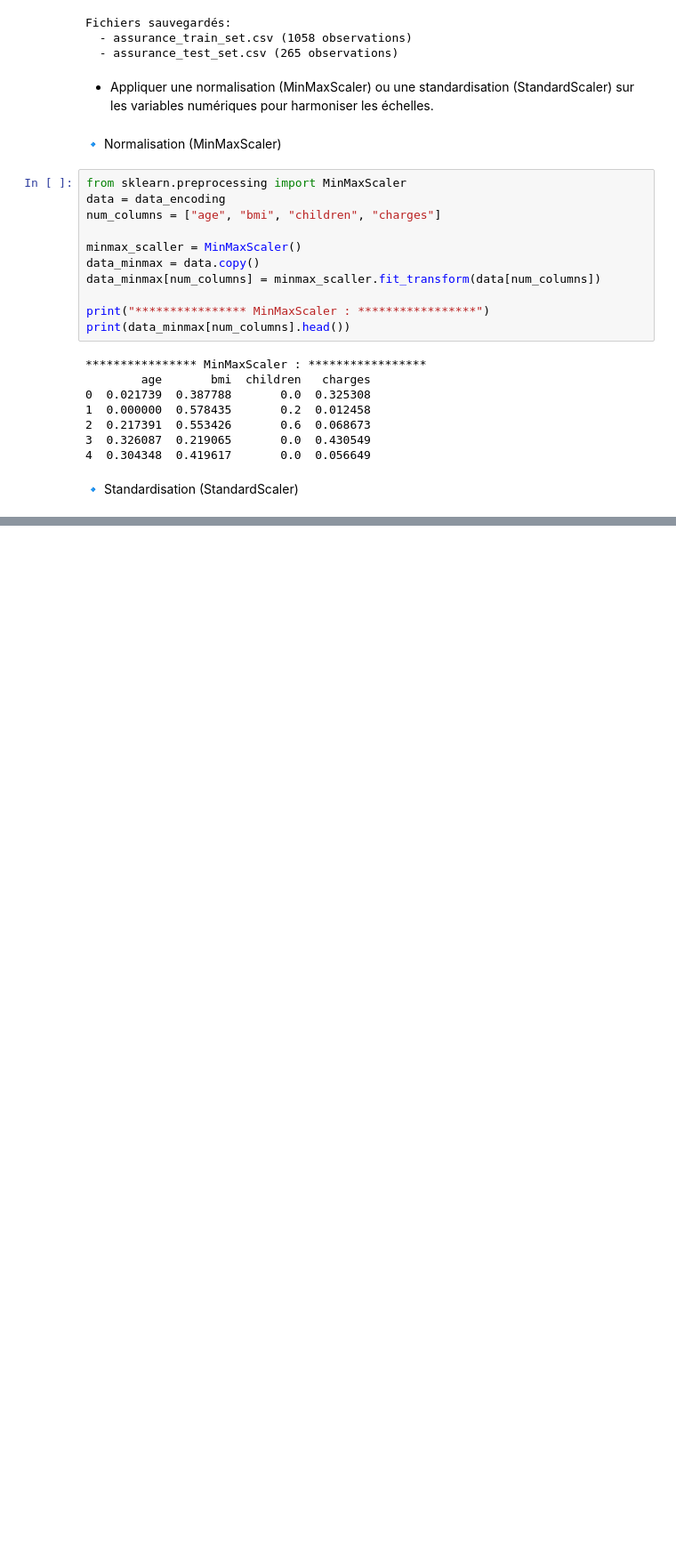
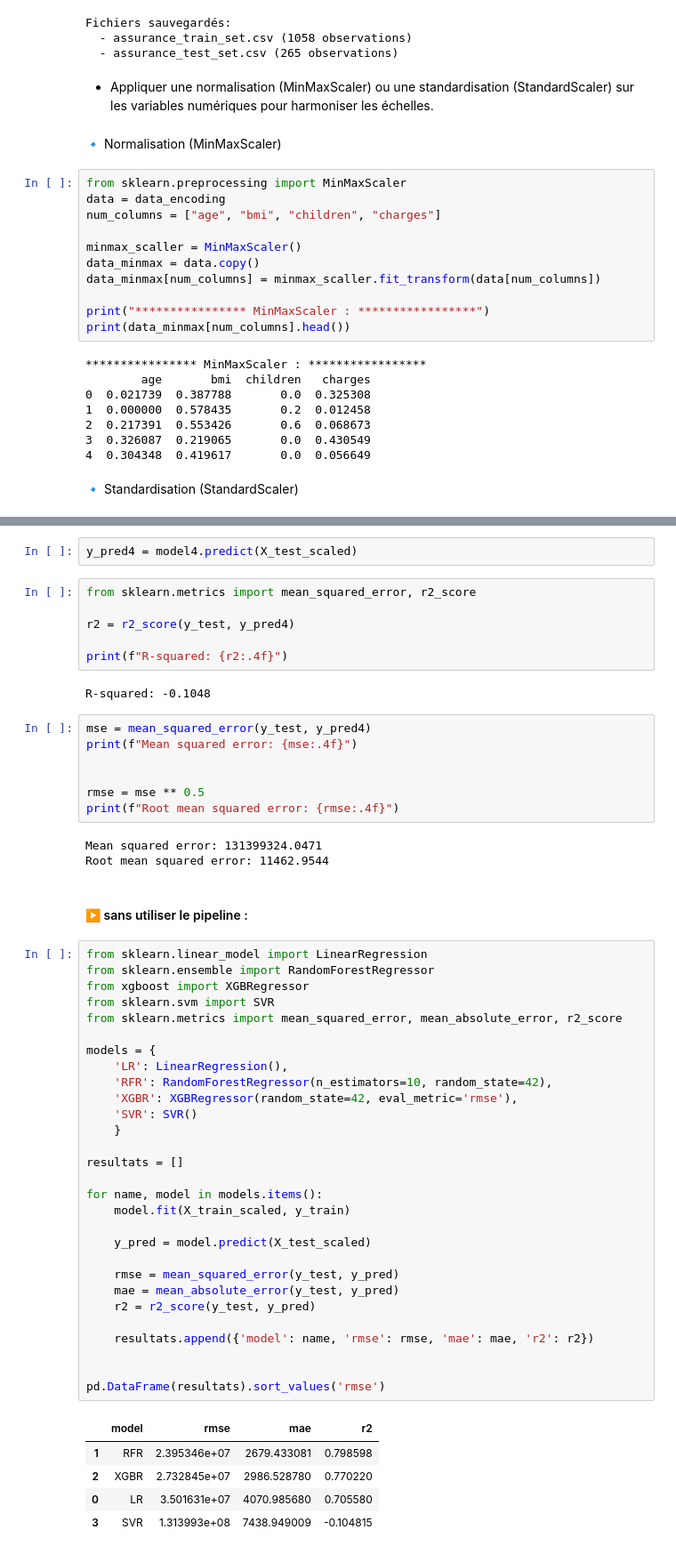
Before and after one commit to bouchramilo/medical-charges-prediction, a Jupyter notebook: analyse.ipynb, the cells around one changed output, grey strips where cells are left out. Shown at 89% size. Cells and saved outputs as stored; diff of their text form; blank space fills up the shorter version.

```diff
--- a/analyse.ipynb
+++ b/analyse.ipynb
@@ -897,0 +1032,57 @@ print(data_standar[num_columns].head())
+# %%
+y_pred4 = model4.predict(X_test_scaled)
+# %%
+from sklearn.metrics import mean_squared_error, r2_score
+
+r2 = r2_score(y_test, y_pred4)
+
+print(f"R-squared: {r2:.4f}")
+# %% [output]
+R-squared: -0.1048
+# %%
+mse = mean_squared_error(y_test, y_pred4)
+print(f"Mean squared error: {mse:.4f}")
+
+
+rmse = mse ** 0.5
+print(f"Root mean squared error: {rmse:.4f}")
+# %% [output]
+Mean squared error: 131399324.0471
+Root mean squared error: 11462.9544
+# %% [markdown]
+#### ▶️ sans utiliser le pipeline :
+# %%
+from sklearn.linear_model import LinearRegression
+from sklearn.ensemble import RandomForestRegressor
+from xgboost import XGBRegressor
+from sklearn.svm import SVR
+from sklearn.metrics import mean_squared_error, mean_absolute_error, r2_score
+
+models = {
+    'LR': LinearRegression(),
+    'RFR': RandomForestRegressor(n_estimators=10, random_state=42),
+    'XGBR': XGBRegressor(random_state=42, eval_metric='rmse'),
+    'SVR': SVR()
+    }
+
+resultats = []
+
+for name, model in models.items():
+    model.fit(X_train_scaled, y_train)
+
+    y_pred = model.predict(X_test_scaled)
+
+    rmse = mean_squared_error(y_test, y_pred)
+    mae = mean_absolute_error(y_test, y_pred)
+    r2 = r2_score(y_test, y_pred)
+
+    resultats.append({'model': name, 'rmse': rmse, 'mae': mae, 'r2': r2})
+
+
+pd.DataFrame(resultats).sort_values('rmse')
+# %% [output]
+|  | model | rmse | mae | r2 |
+| 1 | RFR | 2.395346e+07 | 2679.433081 | 0.798598 |
+| 2 | XGBR | 2.732845e+07 | 2986.528780 | 0.770220 |
+| 0 | LR | 3.501631e+07 | 4070.985680 | 0.705580 |
+| 3 | SVR | 1.313993e+08 | 7438.949009 | -0.104815 |
```
Also changed, not shown: parts of 25 cells of this notebook.
